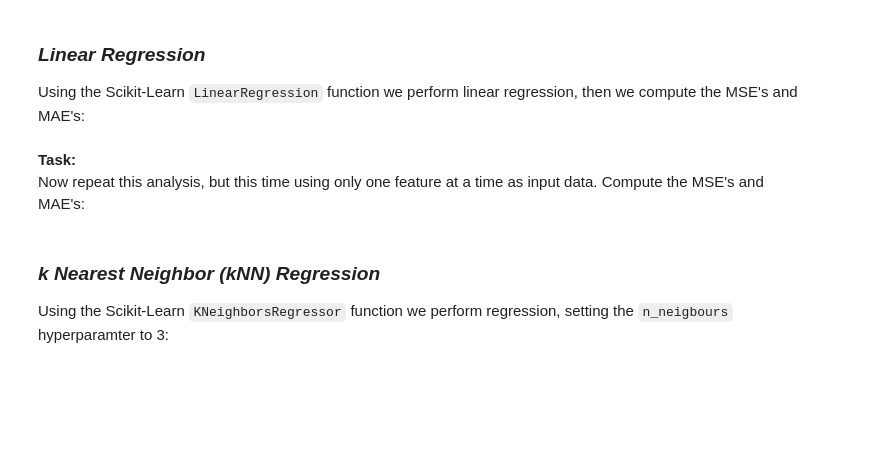
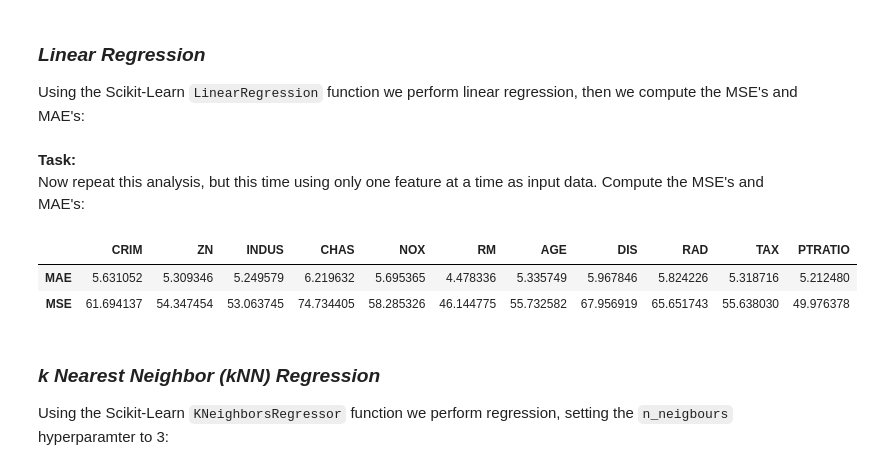
Before and after one commit to SteveLim99/BENG0095, a Jupyter notebook: Notebook 1 End to End Project-20201006/EndToEndProject.ipynb, the cells around one changed output. Saved outputs shown, nothing was run; the diff lists cells and outputs as text; code cells hidden in the pictures; blank space fills up the shorter version.

```diff
--- a/Notebook 1 End to End Project-20201006/EndToEndProject.ipynb
+++ b/Notebook 1 End to End Project-20201006/EndToEndProject.ipynb
@@ -208,3 +191,33 @@ errors
+# %%
+n_sample, n_feature = X_train.shape
+
+mse_lr_per_feature = []
+mae_lr_per_feature = []
+
+########################################################
+# TO_DO
+#[your code here]
+
+for i in range(0, n_feature):
+    lr = LinearRegression()
+    currFeature = [[x[i]] for x in X_train]
+    lr.fit(currFeature, y_train)
+    y_lr = lr.predict([[x[i]] for x in X_test])
+    mse_lr_per_feature.append(mean_squared_error(y_test,y_lr))
+    mae_lr_per_feature.append(mean_absolute_error(y_test,y_lr))
+
+errors = pd.DataFrame.from_dict({'MAE': mae_lr_per_feature,
+                                 'MSE': mse_lr_per_feature},
+                                 orient='index', columns=names)
+
+# /TO_DO
+########################################################
+
+errors
+# %% [output]
+|  | CRIM | ZN | INDUS | CHAS | NOX | RM | AGE | DIS | RAD | TAX | PTRATIO |
+| MAE | 5.631052 | 5.309346 | 5.249579 | 6.219632 | 5.695365 | 4.478336 | 5.335749 | 5.967846 | 5.824226 | 5.318716 | 5.212480 |
+| MSE | 61.694137 | 54.347454 | 53.063745 | 74.734405 | 58.285326 | 46.144775 | 55.732582 | 67.956919 | 65.651743 | 55.638030 | 49.976378 |
 # %% [markdown]
 ### _k Nearest Neighbor (kNN) Regression_
 
```
Also changed, not shown: parts of 11 cells of this notebook.
